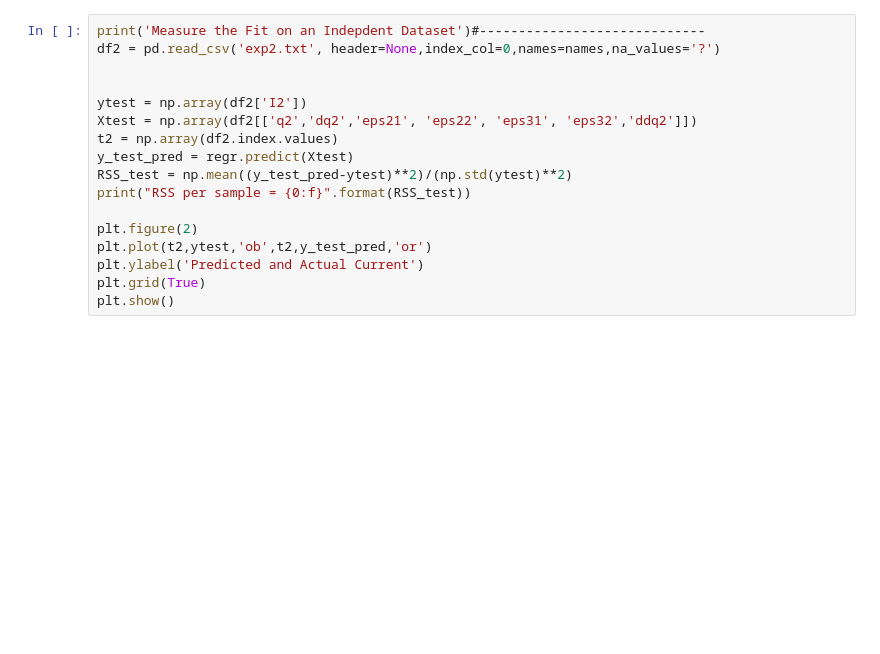
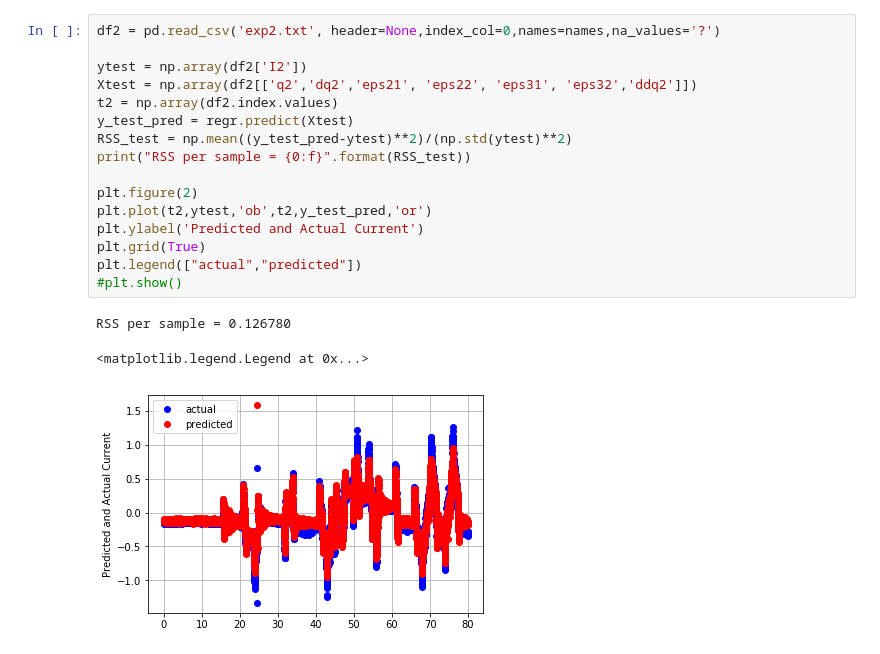
Before and after one commit to laygond/RegressionAnalysis-ListOfExamples, a Jupyter notebook: Simple_And_Multiple_Linear_Regression/Example2__Multiple_Linear_Regression.ipynb, the cells around one changed output. Cells and saved outputs as stored; diff of their text form; blank space fills up the shorter version.

```diff
--- a/Simple_And_Multiple_Linear_Regression/Example2__Multiple_Linear_Regression.ipynb
+++ b/Simple_And_Multiple_Linear_Regression/Example2__Multiple_Linear_Regression.ipynb
@@ -48,17 +111,20 @@ plt.grid(True)
 # %%
-print('Measure the Fit on an Indepdent Dataset')#-----------------------------
 df2 = pd.read_csv('exp2.txt', header=None,index_col=0,names=names,na_values='?')
-
 
 ytest = np.array(df2['I2'])
 Xtest = np.array(df2[['q2','dq2','eps21', 'eps22', 'eps31', 'eps32','ddq2']])
 t2 = np.array(df2.index.values)
 y_test_pred = regr.predict(Xtest)
 RSS_test = np.mean((y_test_pred-ytest)**2)/(np.std(ytest)**2)
 print("RSS per sample = {0:f}".format(RSS_test))
 
 plt.figure(2)
 plt.plot(t2,ytest,'ob',t2,y_test_pred,'or')
 plt.ylabel('Predicted and Actual Current')
 plt.grid(True)
-plt.show()
+plt.legend(["actual","predicted"])
+#plt.show()
+# %% [output]
+RSS per sample = 0.126780
+<matplotlib.legend.Legend at 0x...>
+[figure, added]
```
Also changed, not shown: parts of 14 cells of this notebook, 2 other files.
